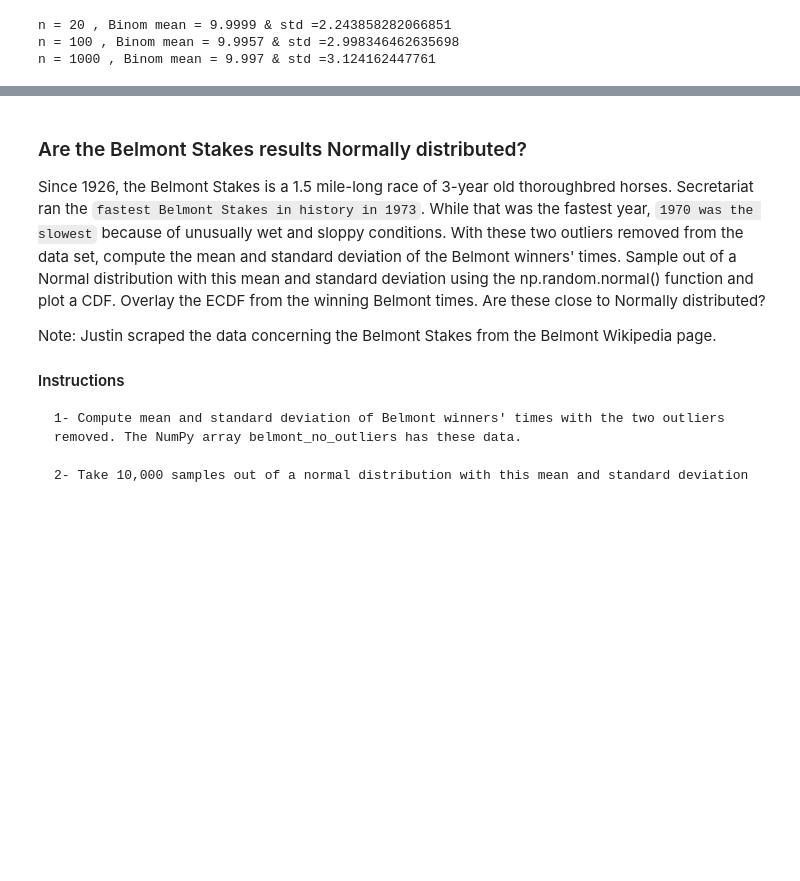
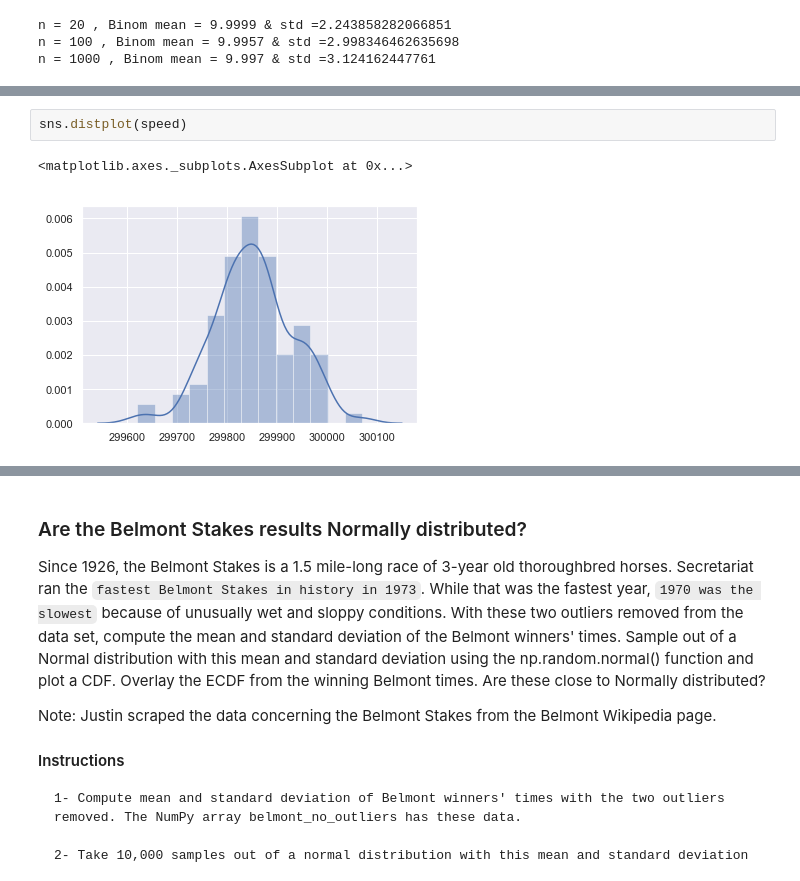
Before and after one commit to aysbt/DataCamp, a Jupyter notebook: Statistical_Thinking_in_Python_course_1.ipynb, the cells around one changed output, grey strips where cells are left out. Drawn from its saved outputs; the diff is of its cells as text; blank space fills up the shorter version.

```diff
--- a/Statistical_Thinking_in_Python_course_1.ipynb
+++ b/Statistical_Thinking_in_Python_course_1.ipynb
@@ -501,0 +525,5 @@ n = 1000 , Binom mean = 9.997 & std =3.124162447761
+# %%
+sns.distplot(speed)
+# %% [output]
+<matplotlib.axes._subplots.AxesSubplot at 0x...>
+[figure, added]
```
Also changed, not shown: parts of 25 cells of this notebook.
